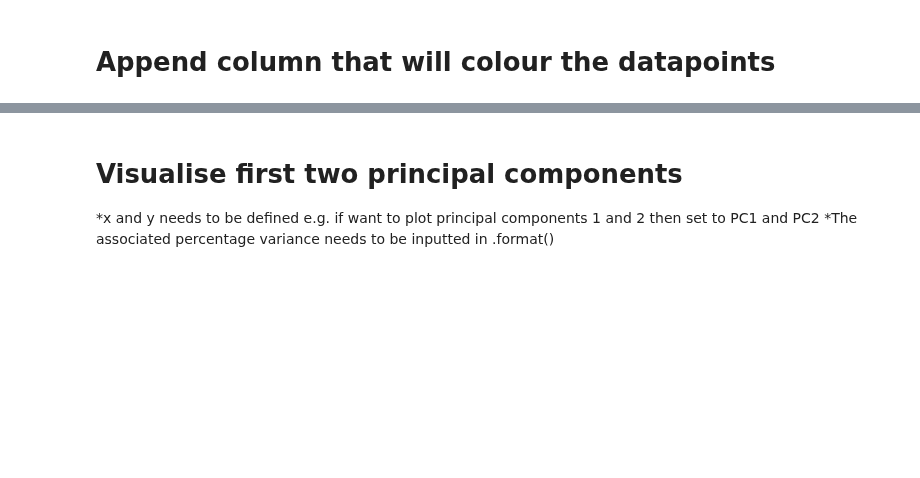
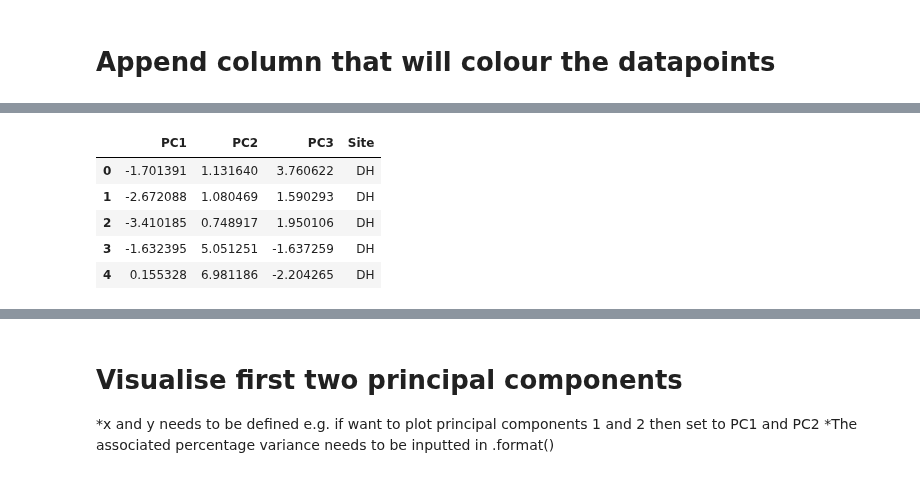
Before and after one commit to Spelaeo123/Machine_Learning, a Jupyter notebook: paper_1_notebooks/website_notebooks/dim_reduction.ipynb, the cells around one changed output, grey strips where cells are left out. Saved outputs shown, nothing was run; the diff lists cells and outputs as text; code cells hidden in the pictures; blank space fills up the shorter version.

```diff
--- a/paper_1_notebooks/website_notebooks/dim_reduction.ipynb
+++ b/paper_1_notebooks/website_notebooks/dim_reduction.ipynb
@@ -88,2 +89,11 @@ data.head()
 # %%
-PC_data_withcolour = pd.concat([PC_data, data['class']], axis = 1)
+PC_data_withcolour = pd.concat([PC_data[['PC1', 'PC2', 'PC3']], data[colour_by]], axis = 1)
+# %%
+PC_data_withcolour.head()
+# %% [output]
+|  | PC1 | PC2 | PC3 | Site |
+| 0 | -1.701391 | 1.131640 | 3.760622 | DH |
+| 1 | -2.672088 | 1.080469 | 1.590293 | DH |
+| 2 | -3.410185 | 0.748917 | 1.950106 | DH |
+| 3 | -1.632395 | 5.051251 | -1.637259 | DH |
+| 4 | 0.155328 | 6.981186 | -2.204265 | DH |
```
Also changed, not shown: parts of 3 cells of this notebook, 2 other files.
